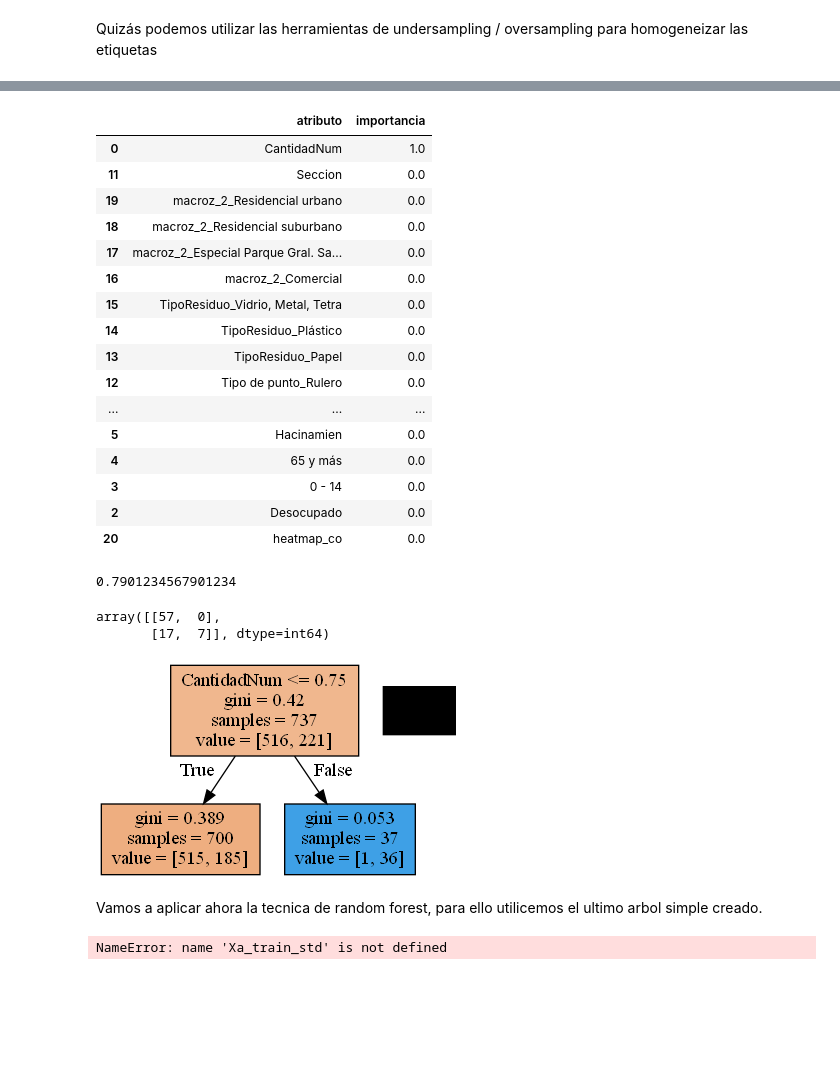
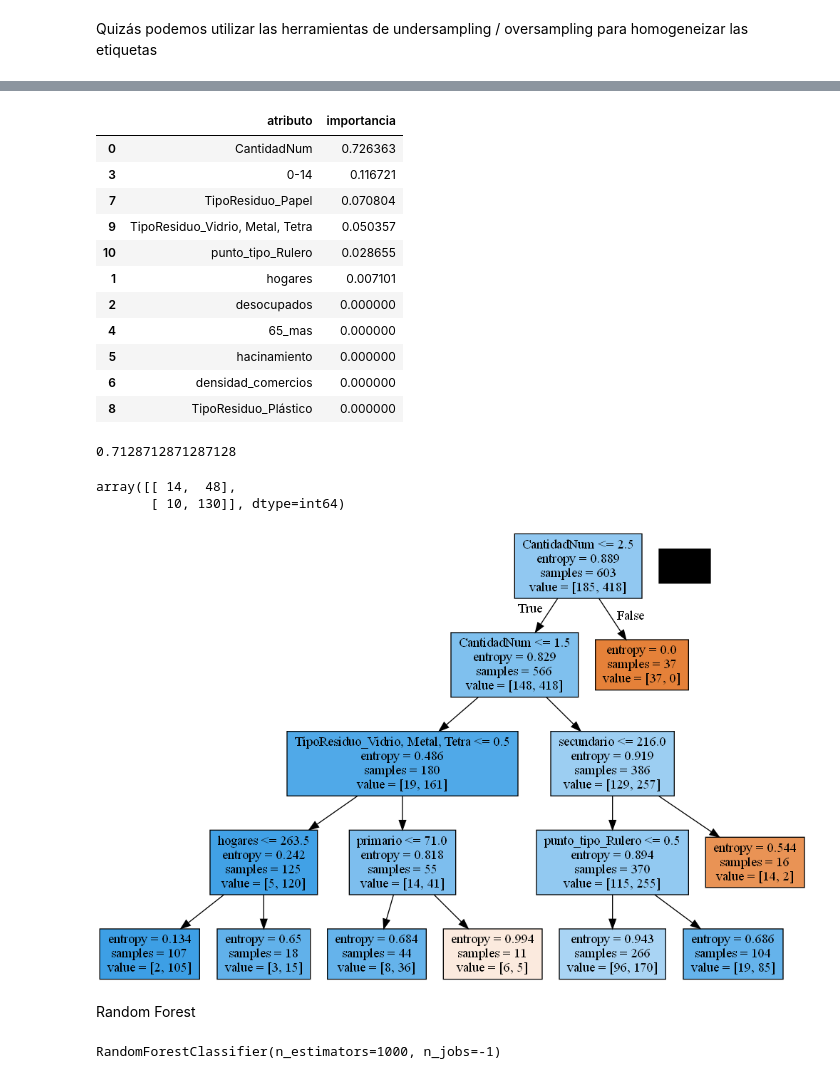
Before and after one commit to GerardoGrana/DHdatascienceG8, a Jupyter notebook: Arbol de decisión y ensambles.ipynb, the cells around one changed output, grey strips where cells are left out. Cells and saved outputs as stored; diff of their text form; code cells hidden in the pictures; blank space fills up the shorter version.

```diff
--- a/Arbol de decisión y ensambles.ipynb
+++ b/Arbol de decisión y ensambles.ipynb
@@ -42,0 +42,19 @@ ya_test.value_counts() / ya_test.shape[0]
+# %%
+#Generamos el x y el target
+
+X= data.drop(['Target_NoApto'], axis = 1)
+y= data['Target_NoApto']
+# %%
+#Hacemos el train_test_split
+X_train, X_test, y_train, y_test = train_test_split(X,y, test_size= 0.25, stratify=y, random_state= 99)
+
+#Resultados
+print('Chequeamos tamaños:')
+print('')
+print('Tamaño del train:', X_train.shape, y_train.shape, 'En %: ', X_train.shape[0]/X.shape[0])
+print('Tamaño del test: ', X_test.shape, y_test.shape, 'En %: ', X_test.shape[0]/X.shape[0] )
+print('')
+print('Chequeamos stratify:')
+print('')
+print(y_train.value_counts()/y_train.shape[0])
+print(y_test.value_counts()/y_test.shape[0])
@@ -61,4 +92,4 @@ params_grid = { "criterion" : ["gini", "entropy"],
 grid_search = GridSearchCV(clftree, params_grid,
                            n_jobs=-1, scoring='accuracy', cv= 10)
 # %%
-#grid_search.fit(Xa_train_std, ya_train)
+grid_search.fit(X_train, y_train)
@@ -67,10 +110,0 @@ grid_search = GridSearchCV(clftree, params_grid,
-# %%
-#Hacemos Stratified K-folds para X
-skf = StratifiedKFold(n_splits=10, shuffle=True, random_state=1)
-lst_accu_stratified = []
-
-for train_index, test_index in skf.split(Xa, ya):
-    x_train_fold, x_test_fold = x_scaled[train_index], x_scaled[test_index]
-    y_train_fold, y_test_fold = ya[train_index], ya[test_index]
-    grid_search.fit(x_train_fold, y_train_fold)
-    lst_accu_stratified.append(grid_search.score(x_test_fold, y_test_fold))
@@ -102,38 +116,33 @@ DecisionTreeClassifier(max_depth=1, min_samples_leaf=5)
 # %%
-pd.DataFrame({'atributo':Xa.columns, 'importancia':cv_clf.feature_importances_}).sort_values('importancia', ascending = False)
+pd.DataFrame({'atributo':X.columns, 'importancia':cv_clf.feature_importances_}).sort_values('importancia', ascending = False)
 # %% [output]
 |  | atributo | importancia |
-| 0 | CantidadNum | 1.0 |
-| 11 | Seccion | 0.0 |
-| 19 | macroz_2_Residencial urbano | 0.0 |
-| 18 | macroz_2_Residencial suburbano | 0.0 |
-| 17 | macroz_2_Especial Parque Gral. Sa... | 0.0 |
-| 16 | macroz_2_Comercial | 0.0 |
-| 15 | TipoResiduo_Vidrio, Metal, Tetra | 0.0 |
-| 14 | TipoResiduo_Plástico | 0.0 |
-| 13 | TipoResiduo_Papel | 0.0 |
-| 12 | Tipo de punto_Rulero | 0.0 |
-| ... | ... | ... |
-| 5 | Hacinamien | 0.0 |
-| 4 | 65 y más | 0.0 |
-| 3 | 0 - 14 | 0.0 |
-| 2 | Desocupado | 0.0 |
-| 20 | heatmap_co | 0.0 |
+| 0 | CantidadNum | 0.726363 |
+| 3 | 0-14 | 0.116721 |
+| 7 | TipoResiduo_Papel | 0.070804 |
+| 9 | TipoResiduo_Vidrio, Metal, Tetra | 0.050357 |
+| 10 | punto_tipo_Rulero | 0.028655 |
+| 1 | hogares | 0.007101 |
+| 2 | desocupados | 0.000000 |
+| 4 | 65_mas | 0.000000 |
+| 5 | hacinamiento | 0.000000 |
+| 6 | densidad_comercios | 0.000000 |
+| 8 | TipoResiduo_Plástico | 0.000000 |
 # %%
 #Score para el test
-accuracy_score(y_test_fold, cv_clf.predict(x_test_fold))
+accuracy_score(y_test, cv_clf.predict(X_test))
 # %% [output]
-0.7901234567901234
+0.7128712871287128
 # %%
 #Matriz de confusion
-confusion_matrix(y_test_fold, cv_clf.predict(x_test_fold))
+confusion_matrix(y_test, cv_clf.predict(X_test))
 # %% [output]
-array([[57,  0],
-       [17,  7]], dtype=int64)
+array([[ 14,  48],
+       [ 10, 130]], dtype=int64)
 # %%
 #Visualizamos el árbol
-dot_data = tree.export_graphviz(cv_clf, out_file=None,feature_names= Xa.columns, filled = True)
+dot_data = tree.export_graphviz(cv_clf, out_file=None,feature_names= X.columns, filled = True)
 graph2 = pydotplus.graph_from_dot_data(dot_data)
 Image(graph2.create_png())
 # %% [output]
-[figure, old version]
+[figure, new version]
@@ -140,2 +152,2 @@ Image(graph2.create_png())
 # %% [markdown]
-Vamos a aplicar ahora la tecnica de random forest, para ello utilicemos el ultimo arbol simple creado.
+Random Forest
@@ -145,8 +154,8 @@ from sklearn.ensemble import RandomForestClassifier
 # %%
 #Instanciamos el modelo y ajustamos los datos
 rf_clf = RandomForestClassifier(n_estimators=1000, n_jobs=-1)
-rf_clf.fit(Xa_train_std, ya_train)
+rf_clf.fit(X_train, y_train)
 # %% [output]
-NameError: name 'Xa_train_std' is not defined
+RandomForestClassifier(n_estimators=1000, n_jobs=-1)
 # %%
 #Vemos accuracy y matriz de confusión
```
Also changed, not shown: parts of 28 cells of this notebook, 14 other files.
